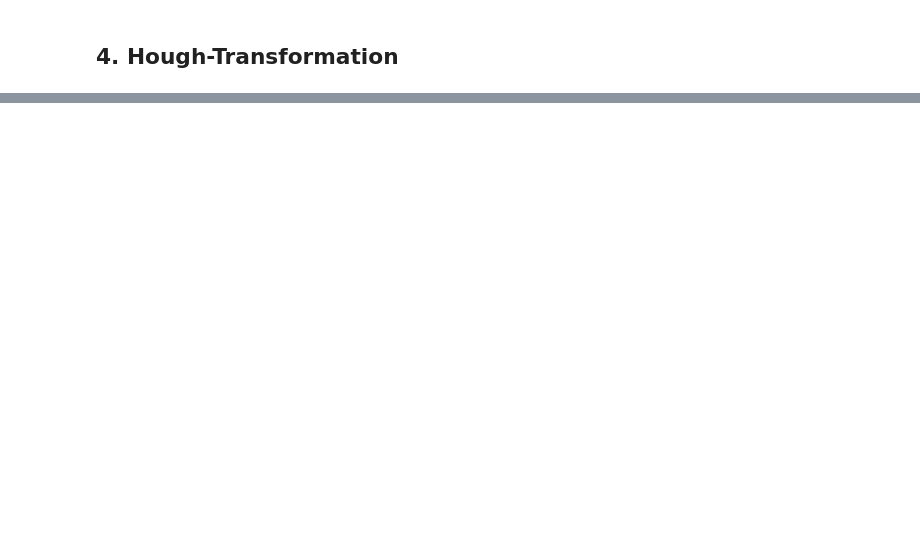
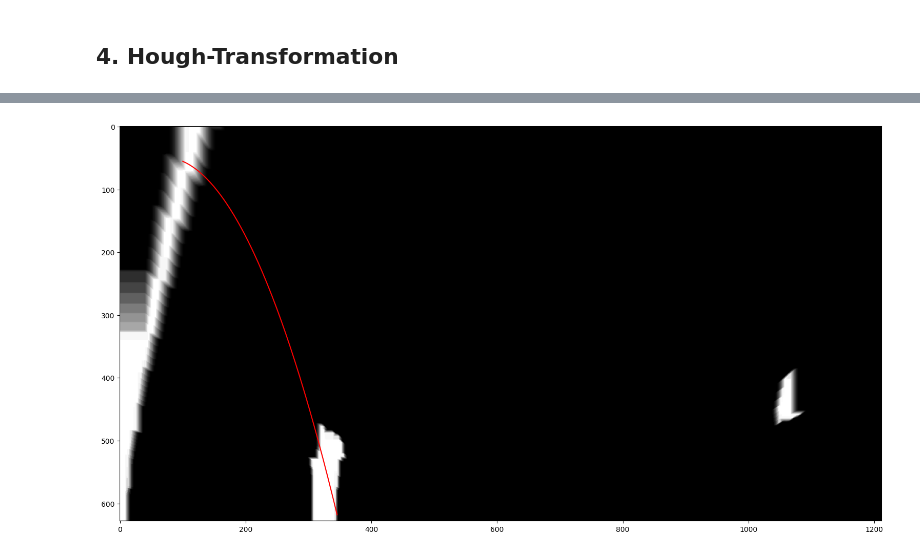
Before and after one commit to Ben-schlch/conventional_lane_detection, a Jupyter notebook: Projekt_Spurerkennung_v2.ipynb, the cells around one changed output, grey strips where cells are left out. Saved outputs shown, nothing was run; the diff lists cells and outputs as text; code cells hidden in the pictures; blank space fills up the shorter version.

```diff
--- a/Projekt_Spurerkennung_v2.ipynb
+++ b/Projekt_Spurerkennung_v2.ipynb
@@ -117,0 +129,17 @@ plt.show()
+# %%
+w2_2, w2_1, w2_0 = np.polyfit(x_acc, y_acc, 2)
+
+x = np.linspace(100, 640, 100)
+y = w2_2 * x**2 + w2_1 * x + w2_0
+
+min_ind = np.searchsorted(y, 0)
+max_ind = np.searchsorted(y, 640)
+
+y = y[min_ind:max_ind]
+x = x[min_ind:max_ind]
+plt.figure(figsize=(20,10))
+plt.imshow(img_hough, cmap='gray')
+plt.plot(x, y, color='red')
+plt.show()
+# %% [output]
+[figure, added]
```
Also changed, not shown: parts of 3 cells of this notebook.
